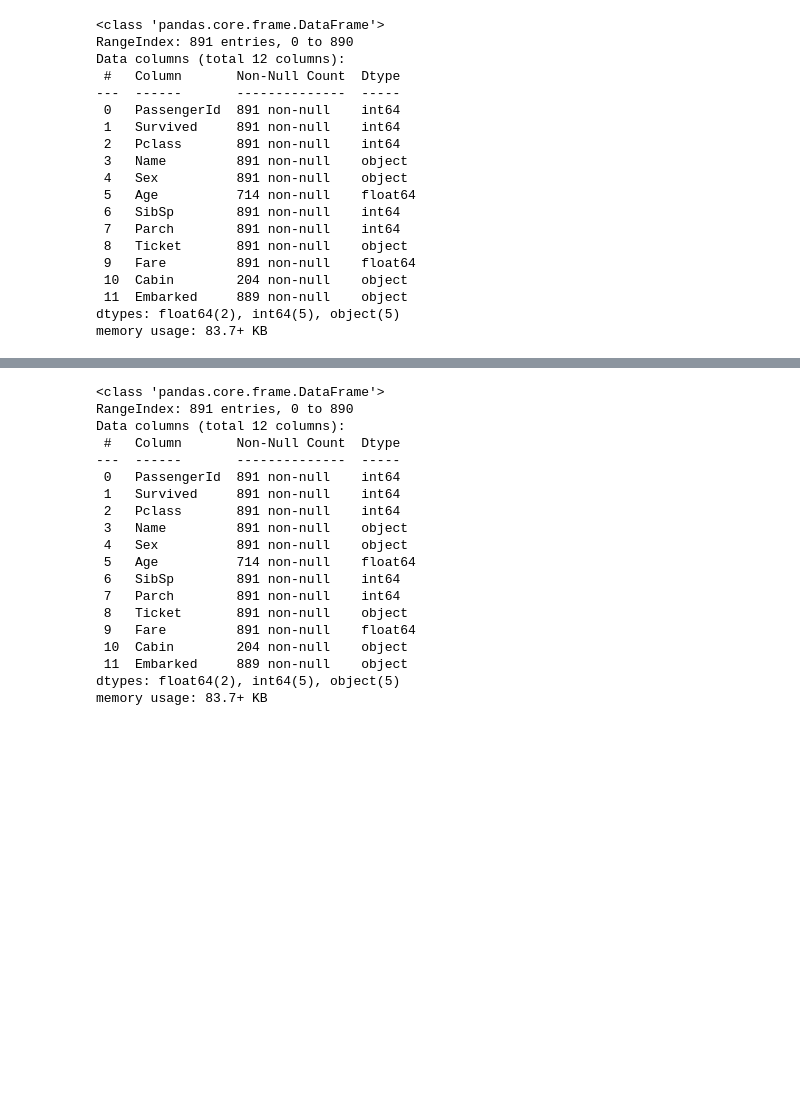
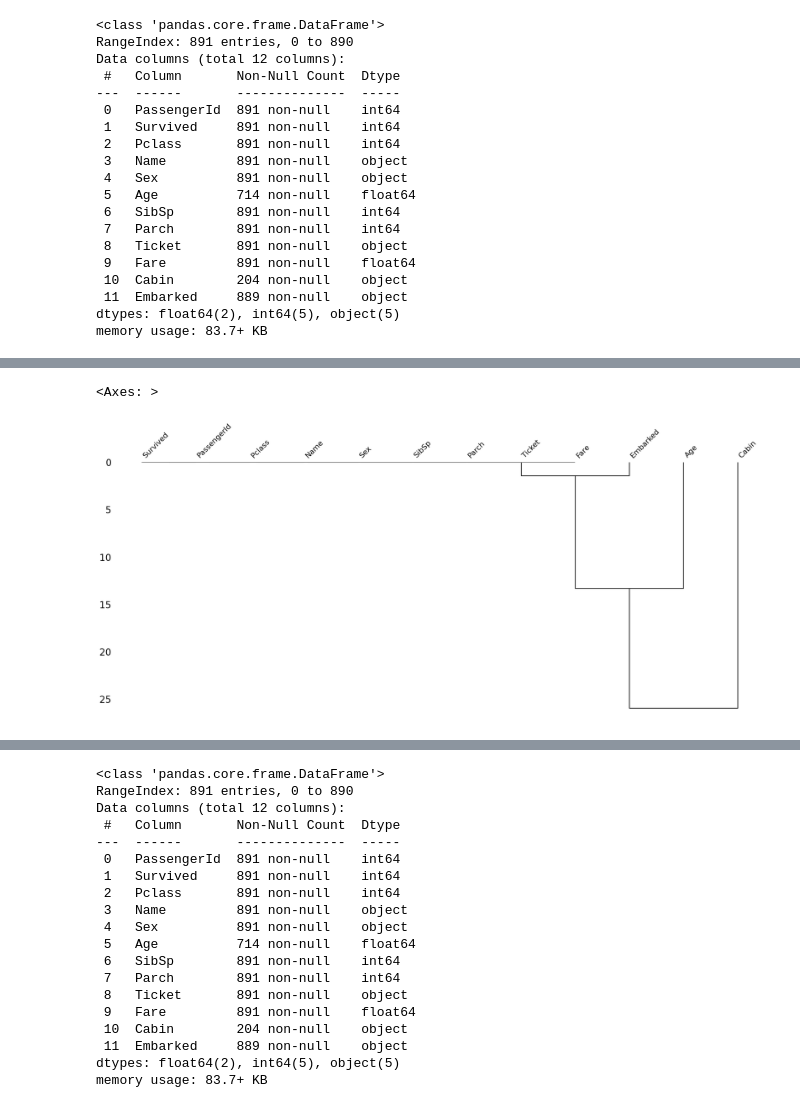
Before and after one commit to adiesha/CSCI347Spring2025, a Jupyter notebook: Coding/pandas_part2.ipynb, the cells around one changed output, grey strips where cells are left out. Drawn from its saved outputs; the diff is of its cells as text; code cells hidden in the pictures; blank space fills up the shorter version.

```diff
--- a/Coding/pandas_part2.ipynb
+++ b/Coding/pandas_part2.ipynb
@@ -206,0 +400,5 @@ memory usage: 83.7+ KB
+# %%
+msno.dendrogram(df)
+# %% [output]
+<Axes: >
+[figure, added]
```
Also changed, not shown: parts of 82 cells of this notebook, 1 other file.
